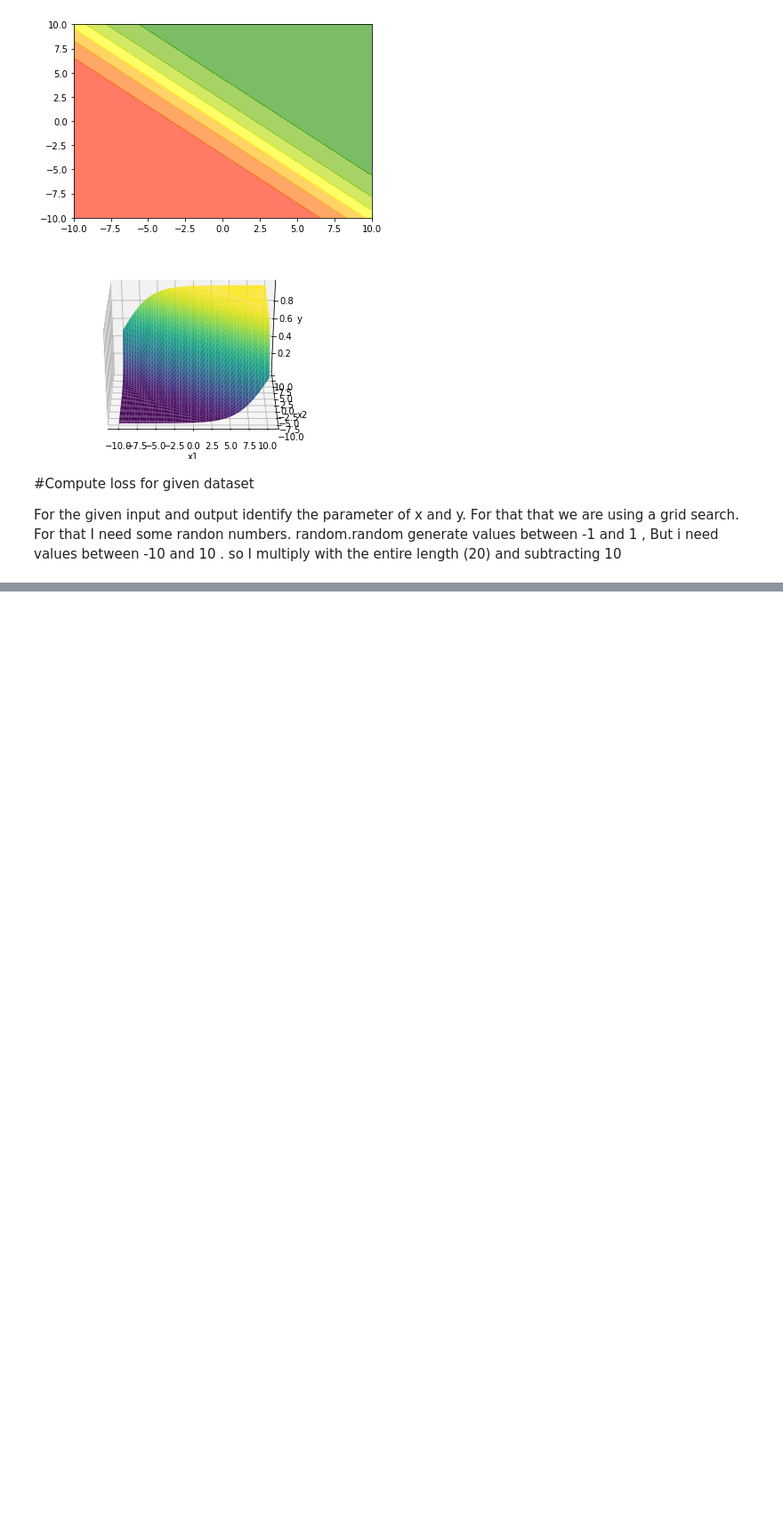
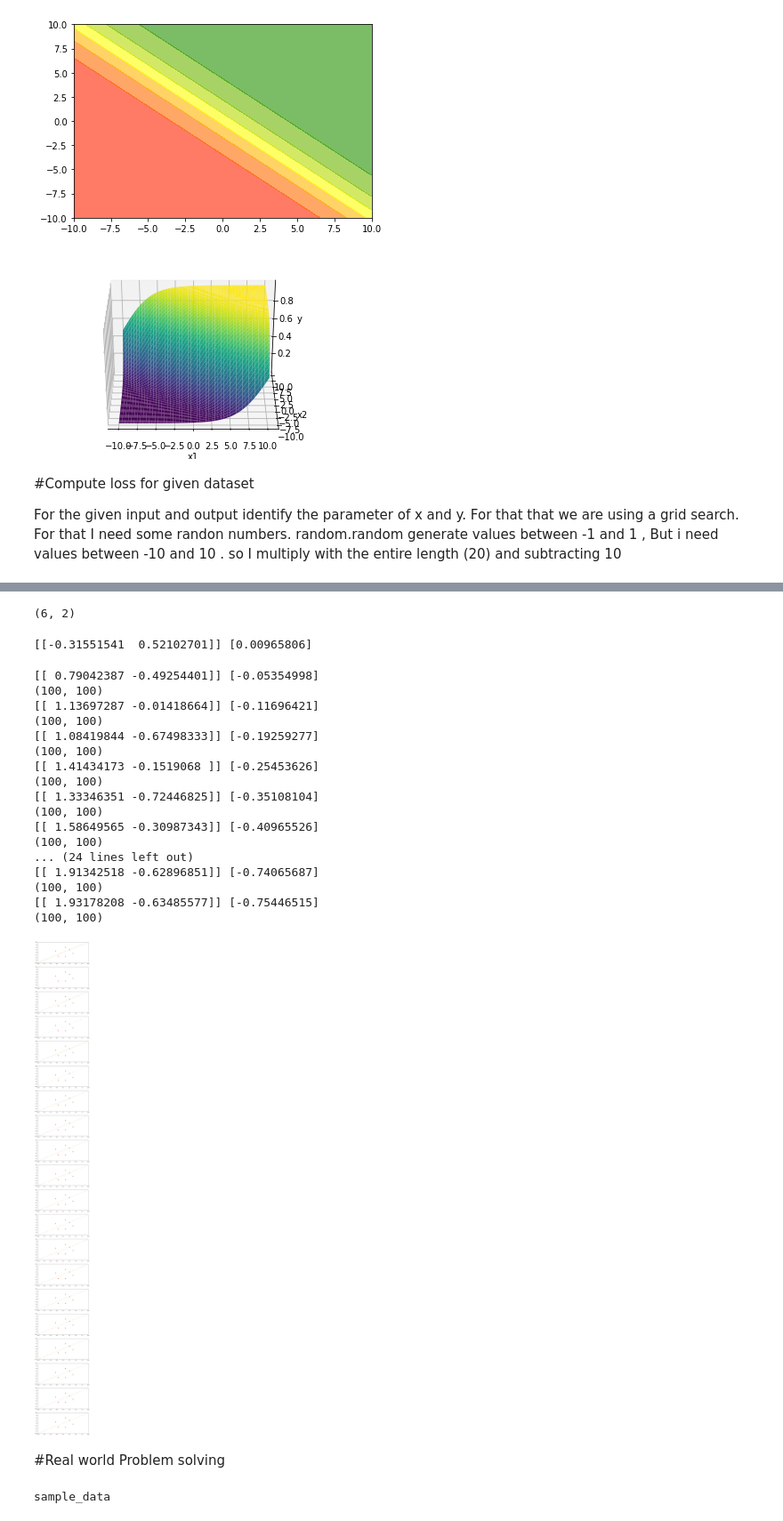
Before and after one commit to rajeshchengannur/DeepLearning, a Jupyter notebook: DL103_SigmoidNeuron.ipynb, the cells around one changed output, grey strips where cells are left out. Shown at 89% size. Drawn from its saved outputs; the diff is of its cells as text; code cells hidden in the pictures; blank space fills up the shorter version.

```diff
--- a/DL103_SigmoidNeuron.ipynb
+++ b/DL103_SigmoidNeuron.ipynb
@@ -156,0 +202,65 @@ print(WW[i,j],BB[i,j])
+# %%
+X= np.asarray([[2.5,2.5],[4,-1],[1,-4],[-3,1.25],[-2,-4],[1,5]])
+Y=[1,1,1,0,0,0]
+# %%
+sn =SigmoidNeuron()
+X.shape
+# %% [output]
+(6, 2)
+# %%
+sn.fit(X,Y,1,0.25,True)
+# %%
+print(sn.w,sn.b)
+# %% [output]
+[[-0.31551541  0.52102701]] [0.00965806]
+# %%
+# Lets implement subplot. In this we have define axis ax
+def plot_sn(X,Y,sn,ax):
+  X1 = np.linspace(-10,10,100)
+  X2 = np.linspace(-10,10,100)
+  XX1, XX1 = np.meshgrid(X1,X2)
+  YY = np.zeros(XX1.shape)
+  print(YY.shape)
+  for i in range(X2.size):
+    for j in range(X1.size):
+      val = np.asarray([X1[j],X2[i]])
+      YY[i,j] = sn.sigmoid(sn.perceptron(val))
+  ax.contourf(XX1,XX2,YY,cmap = my_cmap,alpha=0.6)
+  ax.scatter(X[:,0],X[:,1],c=Y,cmap = my_cmap)
+  ax.plot()
+# %%
+sn.fit(X,Y,1,0.75,True)
+N =20
+plt.figure(figsize=(10,N*5))
+for i in range(N) :
+  print(sn.w,sn.b)
+  ax = plt.subplot(N,1,i+1)
+  plot_sn(X,Y,sn,ax)
+  sn.fit(X,Y,1,0.75,False)
+# %% [output]
+[[ 0.79042387 -0.49254401]] [-0.05354998]
+(100, 100)
+[[ 1.13697287 -0.01418664]] [-0.11696421]
+(100, 100)
+[[ 1.08419844 -0.67498333]] [-0.19259277]
+(100, 100)
+[[ 1.41434173 -0.1519068 ]] [-0.25453626]
+(100, 100)
+[[ 1.33346351 -0.72446825]] [-0.35108104]
+(100, 100)
+[[ 1.58649565 -0.30987343]] [-0.40965526]
+(100, 100)
+... (24 lines left out)
+[[ 1.91342518 -0.62896851]] [-0.74065687]
+(100, 100)
+[[ 1.93178208 -0.63485577]] [-0.75446515]
+(100, 100)
+[figure, added]
+# %% [markdown]
+#Real world Problem solving
+# %%
+!ls
+# Load mobile data
+data = pd.read_csv('sample_data/mobile_cleaned.csv')
+# %% [output]
+sample_data
```
Also changed, not shown: parts of 48 cells of this notebook.
